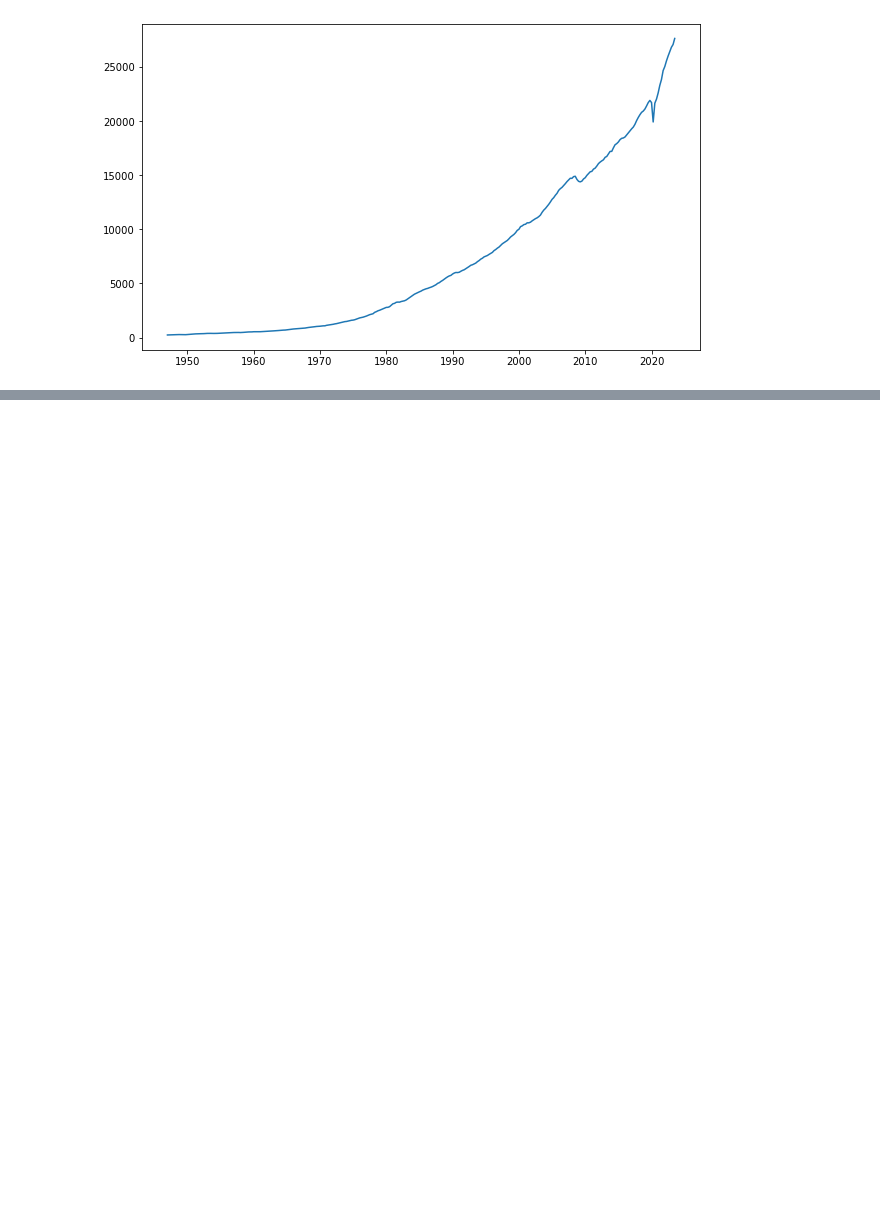
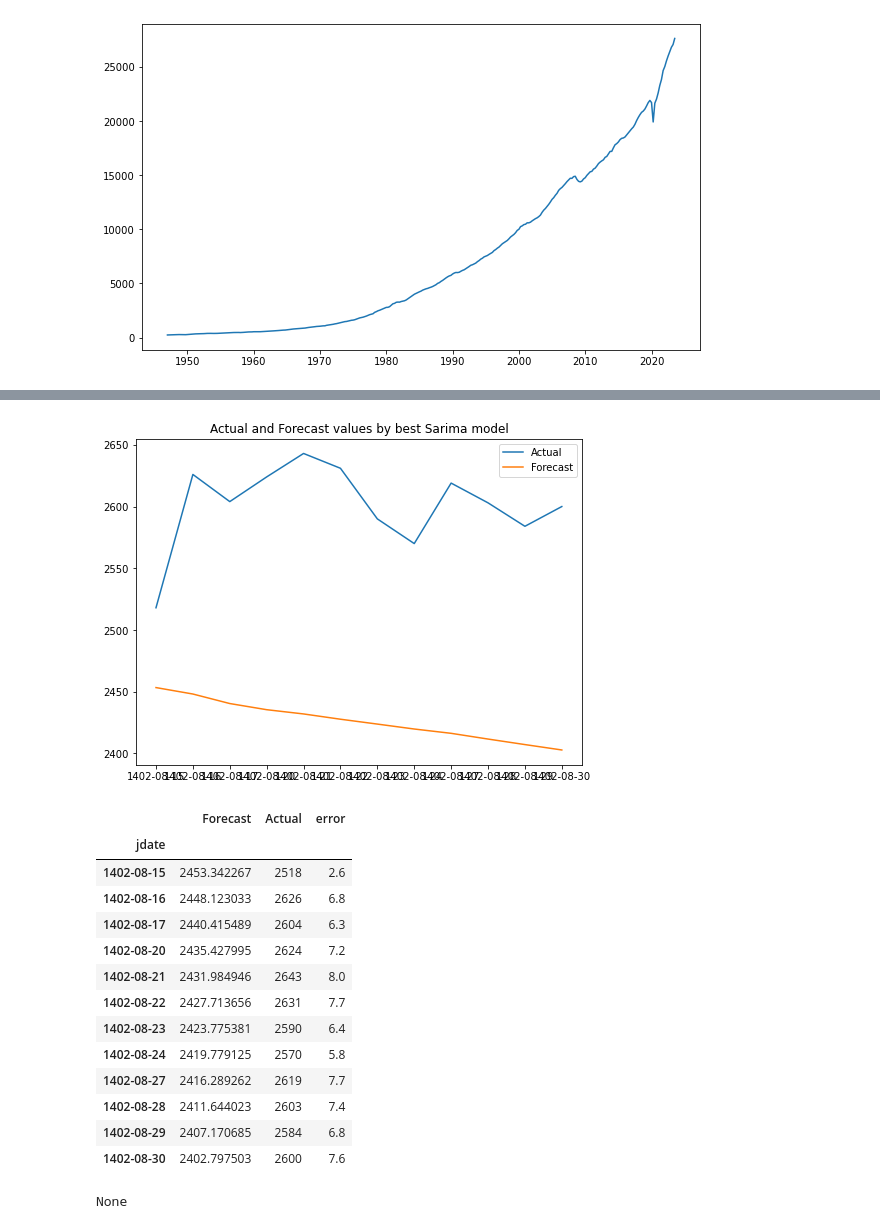
Before and after one commit to HoseinAhmadi97/Analysis_of_Financial_Time_Series, a Jupyter notebook: 4.Sarima.ipynb, the cells around one changed output, grey strips where cells are left out. Saved outputs shown, nothing was run; the diff lists cells and outputs as text; code cells hidden in the pictures; blank space fills up the shorter version.

```diff
--- a/4.Sarima.ipynb
+++ b/4.Sarima.ipynb
@@ -276,0 +290,10 @@ model.plot_forecast()
+# %%
+pmax  = 1
+qmax = 1
+Pmax = 1
+Qmax = 1
+fsteps = 12
+seasonality = 4
+
+model = sarima_model(khodro_data['Adj Close'].iloc[:-fsteps], pmax, qmax, Pmax, Qmax, seasonality)
+model.get_optimal_sarima_model()
@@ -276,0 +319,20 @@ model.plot_forecast()
+# %%
+display(model.forecast(steps=fsteps, actual_values = khodro_data['Adj Close'].iloc[-fsteps:]),
+        model.plot_forecast())
+# %% [output]
+[figure, added]
+|  | Forecast | Actual | error |
+| jdate |  |  |  |
+| 1402-08-15 | 2453.342267 | 2518 | 2.6 |
+| 1402-08-16 | 2448.123033 | 2626 | 6.8 |
+| 1402-08-17 | 2440.415489 | 2604 | 6.3 |
+| 1402-08-20 | 2435.427995 | 2624 | 7.2 |
+| 1402-08-21 | 2431.984946 | 2643 | 8.0 |
+| 1402-08-22 | 2427.713656 | 2631 | 7.7 |
+| 1402-08-23 | 2423.775381 | 2590 | 6.4 |
+| 1402-08-24 | 2419.779125 | 2570 | 5.8 |
+| 1402-08-27 | 2416.289262 | 2619 | 7.7 |
+| 1402-08-28 | 2411.644023 | 2603 | 7.4 |
+| 1402-08-29 | 2407.170685 | 2584 | 6.8 |
+| 1402-08-30 | 2402.797503 | 2600 | 7.6 |
+None
```
Also changed, not shown: parts of 19 cells of this notebook.
